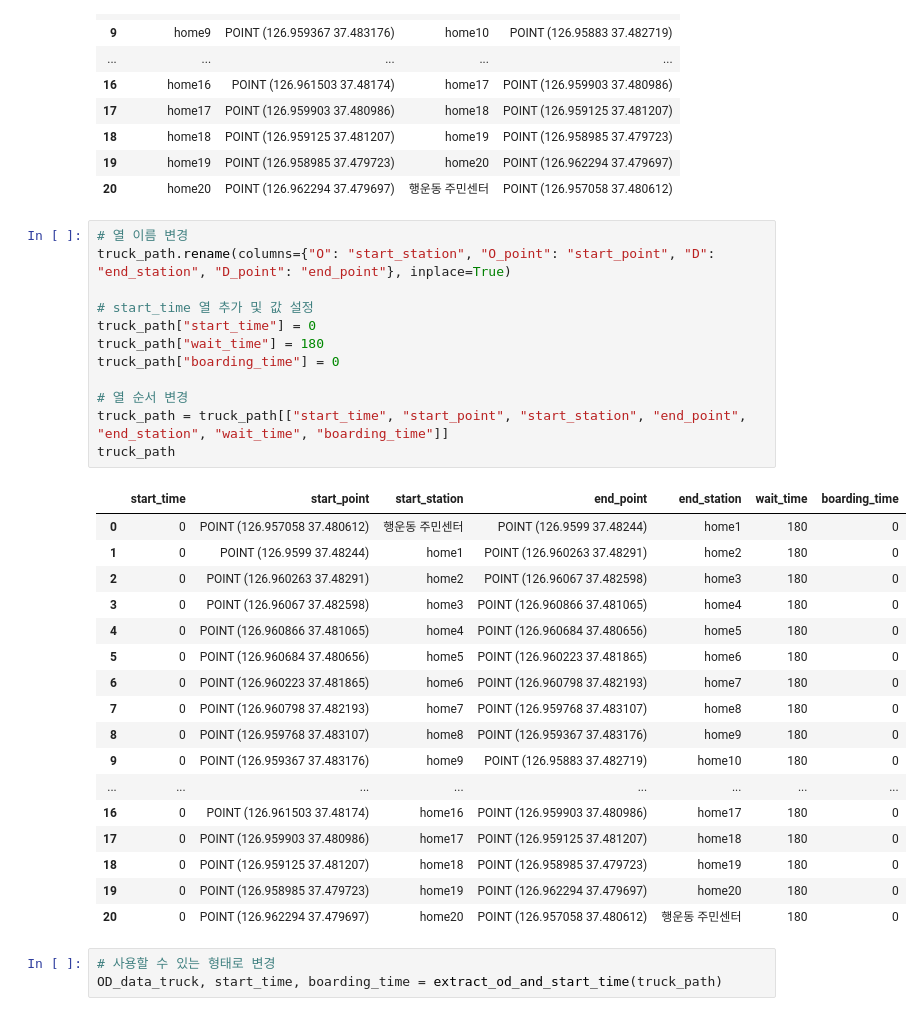
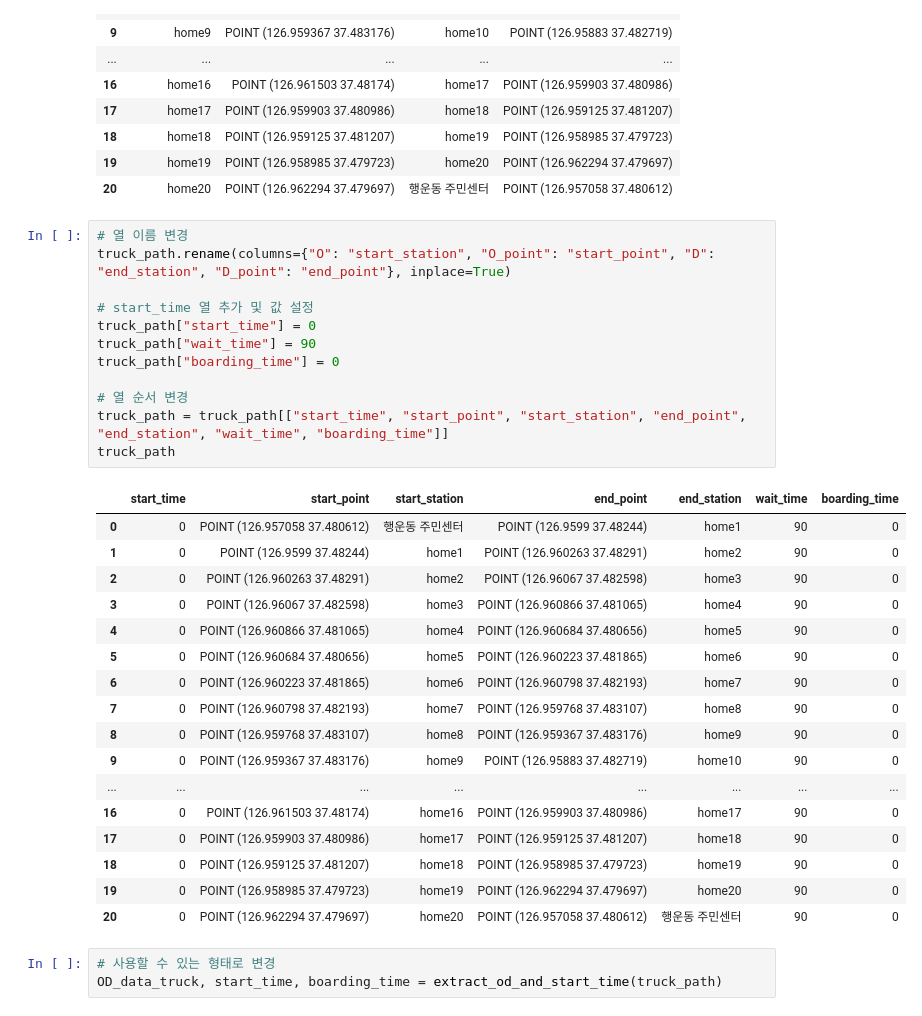
Before and after one commit to doyeonRyu/P-project, a Jupyter notebook: truckNrobot.ipynb, the cells around one changed output. Drawn from its saved outputs; the diff is of its cells as text.

Commit message:
add final truckNrobot.ipynb

```diff
--- a/truckNrobot.ipynb
+++ b/truckNrobot.ipynb
@@ -1239,33 +1239,33 @@ truck_path
 # %%
 # 열 이름 변경
 truck_path.rename(columns={"O": "start_station", "O_point": "start_point", "D": "end_station", "D_point": "end_point"}, inplace=True)
 
 # start_time 열 추가 및 값 설정
 truck_path["start_time"] = 0
-truck_path["wait_time"] = 180
+truck_path["wait_time"] = 90
 truck_path["boarding_time"] = 0
 
 # 열 순서 변경
 truck_path = truck_path[["start_time", "start_point", "start_station", "end_point", "end_station", "wait_time", "boarding_time"]]
 truck_path
 # %% [output]
 |  | start_time | start_point | start_station | end_point | end_station | wait_time | boarding_time |
-| 0 | 0 | POINT (126.957058 37.480612) | 행운동 주민센터 | POINT (126.9599 37.48244) | home1 | 180 | 0 |
-| 1 | 0 | POINT (126.9599 37.48244) | home1 | POINT (126.960263 37.48291) | home2 | 180 | 0 |
-| 2 | 0 | POINT (126.960263 37.48291) | home2 | POINT (126.96067 37.482598) | home3 | 180 | 0 |
-| 3 | 0 | POINT (126.96067 37.482598) | home3 | POINT (126.960866 37.481065) | home4 | 180 | 0 |
-| 4 | 0 | POINT (126.960866 37.481065) | home4 | POINT (126.960684 37.480656) | home5 | 180 | 0 |
-| 5 | 0 | POINT (126.960684 37.480656) | home5 | POINT (126.960223 37.481865) | home6 | 180 | 0 |
-| 6 | 0 | POINT (126.960223 37.481865) | home6 | POINT (126.960798 37.482193) | home7 | 180 | 0 |
-| 7 | 0 | POINT (126.960798 37.482193) | home7 | POINT (126.959768 37.483107) | home8 | 180 | 0 |
-| 8 | 0 | POINT (126.959768 37.483107) | home8 | POINT (126.959367 37.483176) | home9 | 180 | 0 |
-| 9 | 0 | POINT (126.959367 37.483176) | home9 | POINT (126.95883 37.482719) | home10 | 180 | 0 |
+| 0 | 0 | POINT (126.957058 37.480612) | 행운동 주민센터 | POINT (126.9599 37.48244) | home1 | 90 | 0 |
+| 1 | 0 | POINT (126.9599 37.48244) | home1 | POINT (126.960263 37.48291) | home2 | 90 | 0 |
+| 2 | 0 | POINT (126.960263 37.48291) | home2 | POINT (126.96067 37.482598) | home3 | 90 | 0 |
+| 3 | 0 | POINT (126.96067 37.482598) | home3 | POINT (126.960866 37.481065) | home4 | 90 | 0 |
+| 4 | 0 | POINT (126.960866 37.481065) | home4 | POINT (126.960684 37.480656) | home5 | 90 | 0 |
+| 5 | 0 | POINT (126.960684 37.480656) | home5 | POINT (126.960223 37.481865) | home6 | 90 | 0 |
+| 6 | 0 | POINT (126.960223 37.481865) | home6 | POINT (126.960798 37.482193) | home7 | 90 | 0 |
+| 7 | 0 | POINT (126.960798 37.482193) | home7 | POINT (126.959768 37.483107) | home8 | 90 | 0 |
+| 8 | 0 | POINT (126.959768 37.483107) | home8 | POINT (126.959367 37.483176) | home9 | 90 | 0 |
+| 9 | 0 | POINT (126.959367 37.483176) | home9 | POINT (126.95883 37.482719) | home10 | 90 | 0 |
 | ... | ... | ... | ... | ... | ... | ... | ... |
-| 16 | 0 | POINT (126.961503 37.48174) | home16 | POINT (126.959903 37.480986) | home17 | 180 | 0 |
-| 17 | 0 | POINT (126.959903 37.480986) | home17 | POINT (126.959125 37.481207) | home18 | 180 | 0 |
-| 18 | 0 | POINT (126.959125 37.481207) | home18 | POINT (126.958985 37.479723) | home19 | 180 | 0 |
-| 19 | 0 | POINT (126.958985 37.479723) | home19 | POINT (126.962294 37.479697) | home20 | 180 | 0 |
-| 20 | 0 | POINT (126.962294 37.479697) | home20 | POINT (126.957058 37.480612) | 행운동 주민센터 | 180 | 0 |
+| 16 | 0 | POINT (126.961503 37.48174) | home16 | POINT (126.959903 37.480986) | home17 | 90 | 0 |
+| 17 | 0 | POINT (126.959903 37.480986) | home17 | POINT (126.959125 37.481207) | home18 | 90 | 0 |
+| 18 | 0 | POINT (126.959125 37.481207) | home18 | POINT (126.958985 37.479723) | home19 | 90 | 0 |
+| 19 | 0 | POINT (126.958985 37.479723) | home19 | POINT (126.962294 37.479697) | home20 | 90 | 0 |
+| 20 | 0 | POINT (126.962294 37.479697) | home20 | POINT (126.957058 37.480612) | 행운동 주민센터 | 90 | 0 |
 # %%
 # 사용할 수 있는 형태로 변경
 OD_data_truck, start_time, boarding_time = extract_od_and_start_time(truck_path)
```
Also changed, not shown: parts of 20 cells of this notebook.
